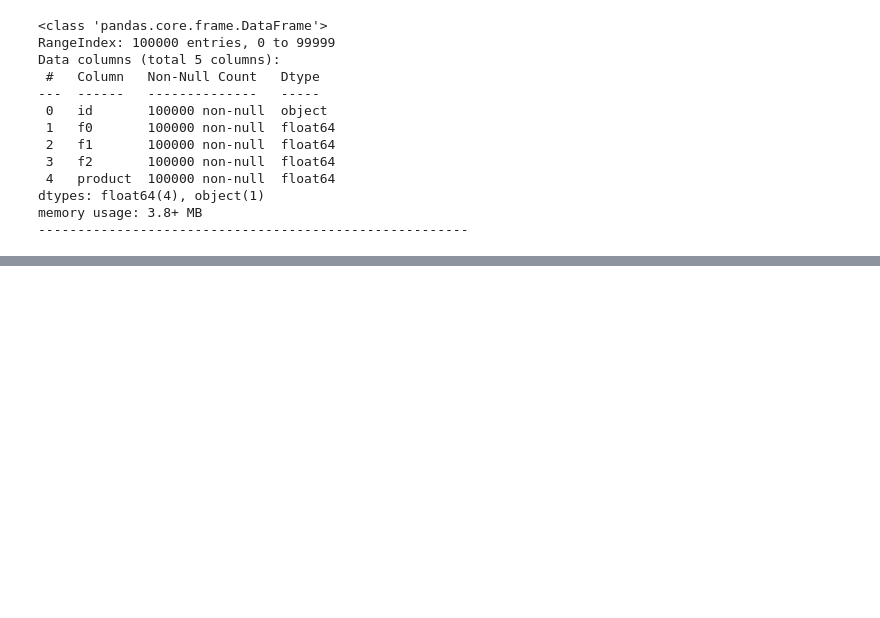
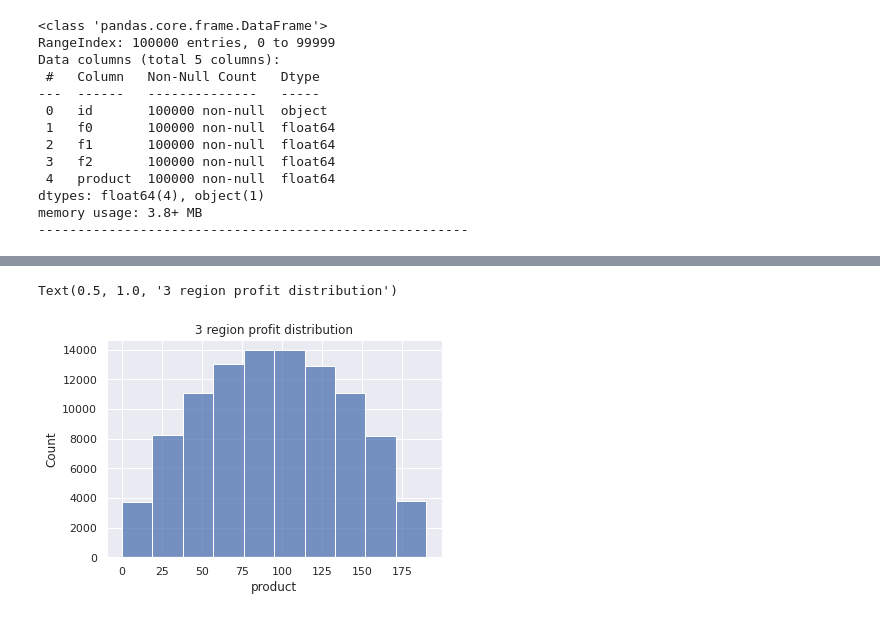
Before and after one commit to Doppler-67/bootstrap-petroleum-boreholes-analysis, a Jupyter notebook: bootstrap_analysis.ipynb, the cells around one changed output, grey strips where cells are left out. Drawn from its saved outputs; the diff is of its cells as text; code cells hidden in the pictures; blank space fills up the shorter version.

```diff
--- a/bootstrap_analysis.ipynb
+++ b/bootstrap_analysis.ipynb
@@ -87,0 +137,6 @@ memory usage: 3.8+ MB
+# %%
+sns.histplot(third_region, x='product', bins=10)
+plt.title('3 region profit distribution')
+# %% [output]
+Text(0.5, 1.0, '3 region profit distribution')
+[figure, added]
```
Also changed, not shown: parts of 57 cells of this notebook.
